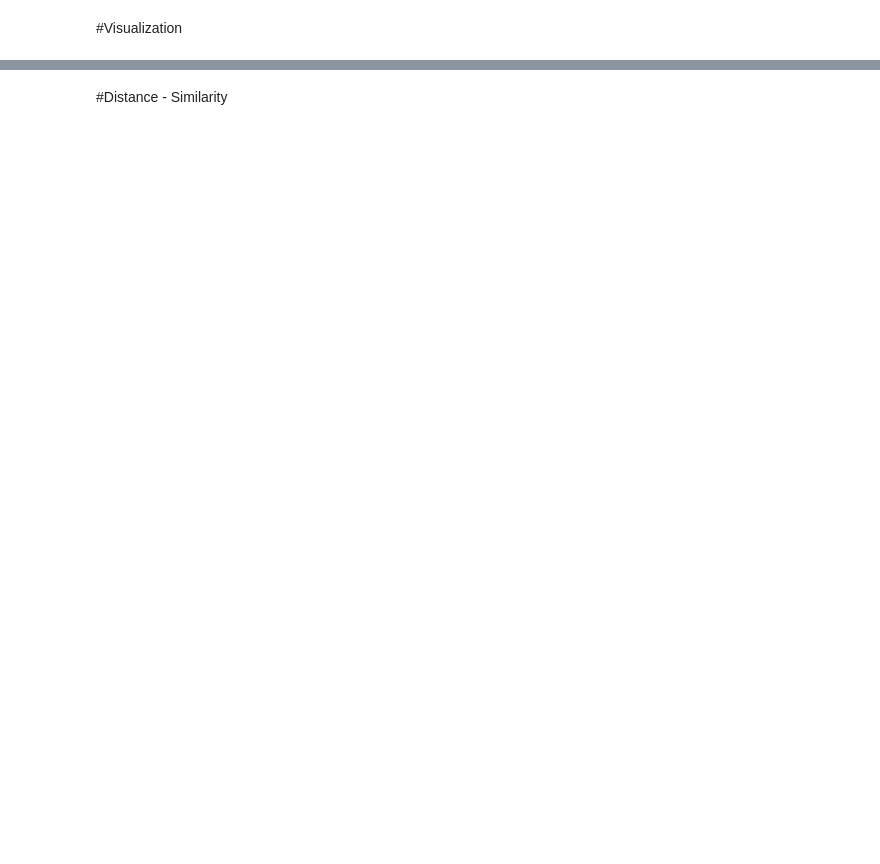
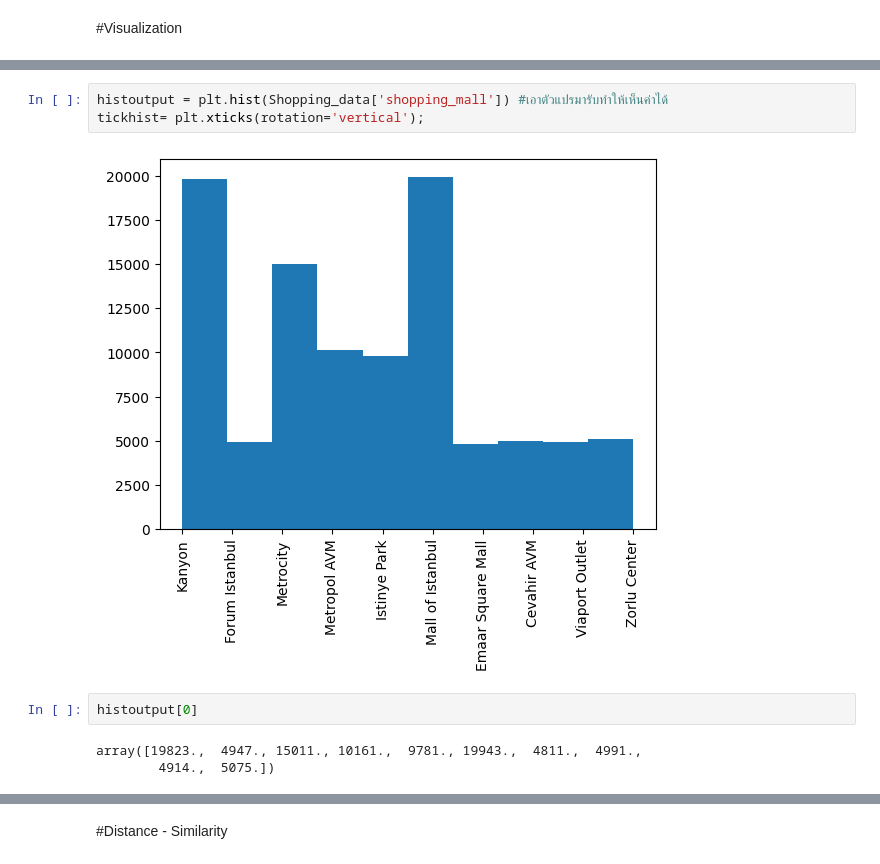
Before and after one commit to Piyaphat23/BSC_DPDM23, a Jupyter notebook: Understanding Data.ipynb, the cells around one changed output, grey strips where cells are left out. Saved outputs shown, nothing was run; the diff lists cells and outputs as text; blank space fills up the shorter version.

```diff
--- a/Understanding Data.ipynb
+++ b/Understanding Data.ipynb
@@ -60,0 +159,10 @@ data_from_gsheets.head()
+# %%
+histoutput = plt.hist(Shopping_data['shopping_mall']) #เอาตัวแปรมารับทำให้เห็นค่าได้
+tickhist= plt.xticks(rotation='vertical');
+# %% [output]
+[figure, added]
+# %%
+histoutput[0]
+# %% [output]
+array([19823.,  4947., 15011., 10161.,  9781., 19943.,  4811.,  4991.,
+        4914.,  5075.])
```
Also changed, not shown: parts of 47 cells of this notebook.
